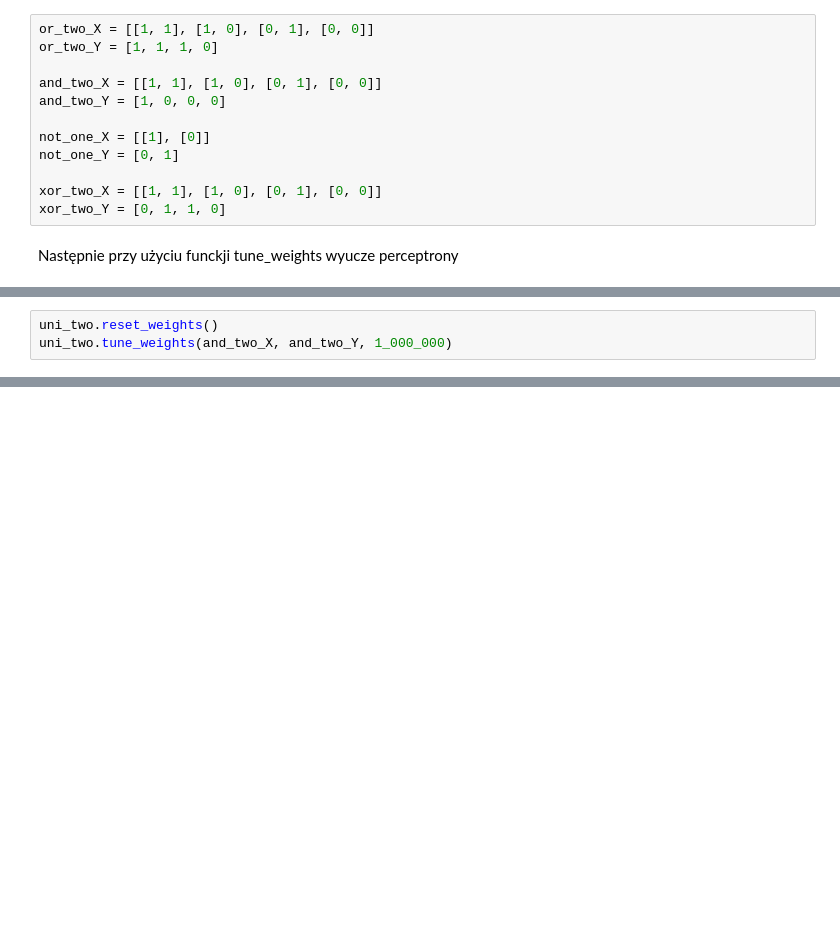
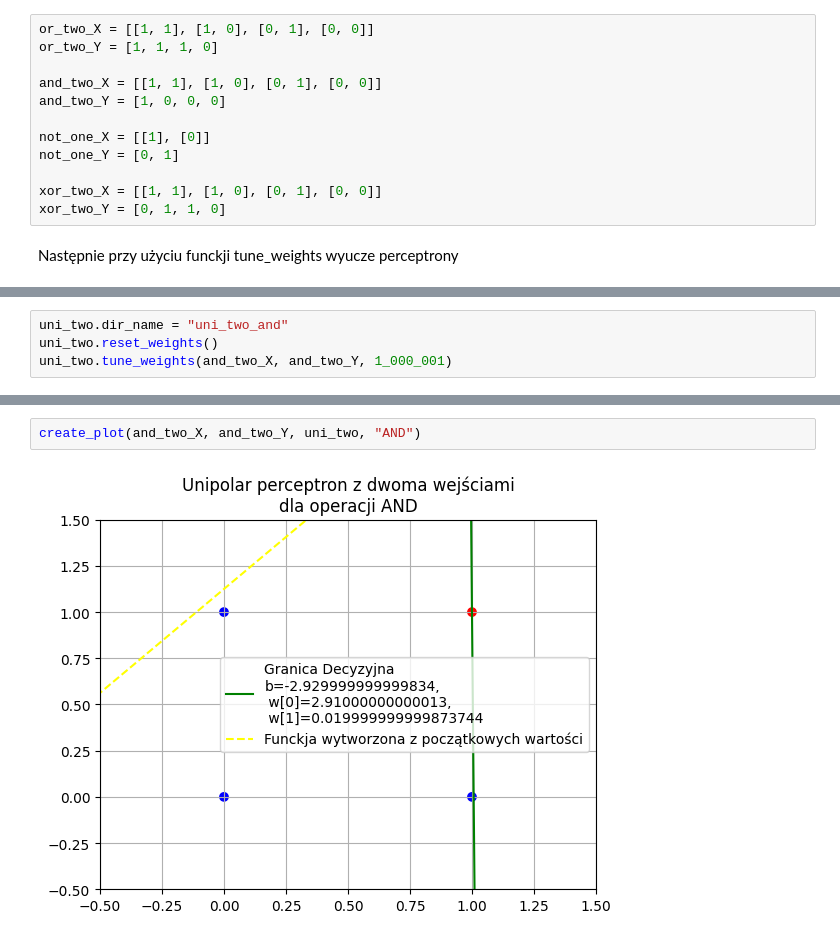
Before and after one commit to Mabuza713/ArtificialInteligence, a Jupyter notebook: main.ipynb, the cells around one changed output, grey strips where cells are left out. Drawn from its saved outputs; the diff is of its cells as text; blank space fills up the shorter version.

```diff
--- a/main.ipynb
+++ b/main.ipynb
@@ -92,4 +170,5 @@ create_plot(or_two_X, or_two_Y, uni_two, "OR")
 # %%
+uni_two.dir_name = "uni_two_and"
 uni_two.reset_weights()
-uni_two.tune_weights(and_two_X, and_two_Y, 1_000_000)
+uni_two.tune_weights(and_two_X, and_two_Y, 1_000_001)
 # %% [output]
@@ -105,0 +224,4 @@ create_plot(and_two_X, and_two_Y, uni_two, "AND")
+# %%
+create_plot(and_two_X, and_two_Y, uni_two, "AND")
+# %% [output]
+[figure, added]
```
Also changed, not shown: parts of 47 cells of this notebook, 1 other file.
